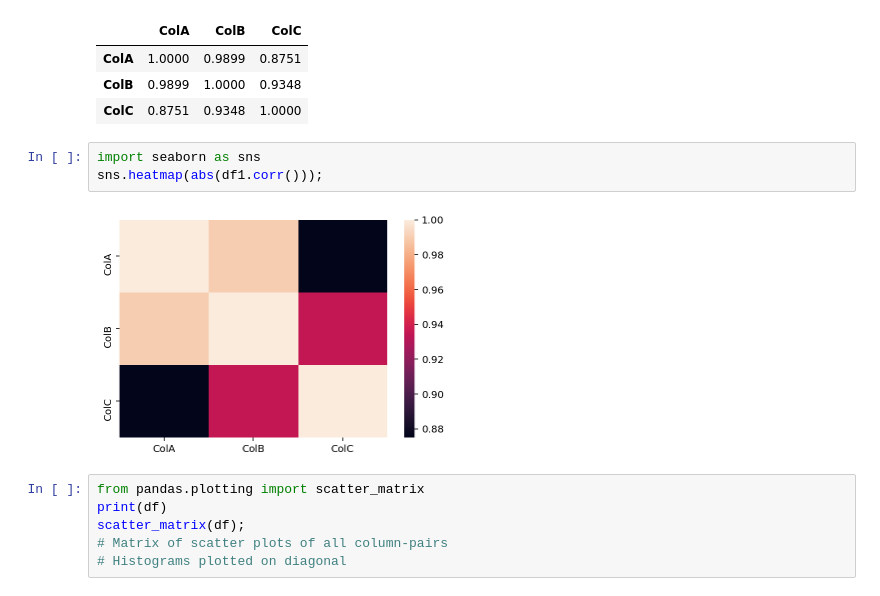
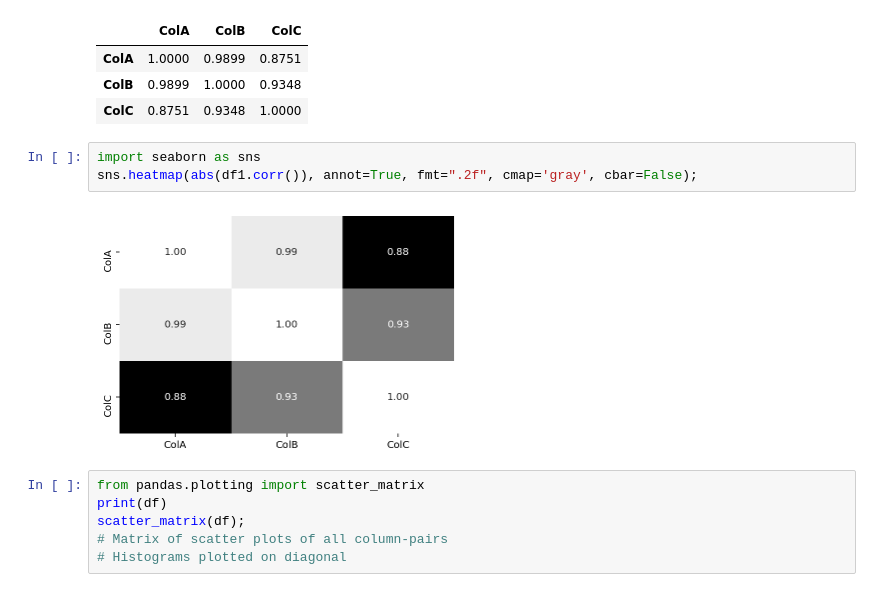
Before and after one commit to krishnatray/FourthBrain-1, a Jupyter notebook: PandasDataFrameCheatSheet.ipynb, the cells around one changed output. Drawn from its saved outputs; the diff is of its cells as text.

```diff
--- a/PandasDataFrameCheatSheet.ipynb
+++ b/PandasDataFrameCheatSheet.ipynb
@@ -431,9 +431,9 @@ df1.corr()
 | ColC | 0.8751 | 0.9348 | 1.0000 |
 # %%
 import seaborn as sns
-sns.heatmap(abs(df1.corr()));
+sns.heatmap(abs(df1.corr()), annot=True, fmt=".2f", cmap='gray', cbar=False);
 # %% [output]
-[figure, old version]
+[figure, new version]
 # %%
 from pandas.plotting import scatter_matrix
 print(df)
```
Also changed, not shown: 9 other files.
